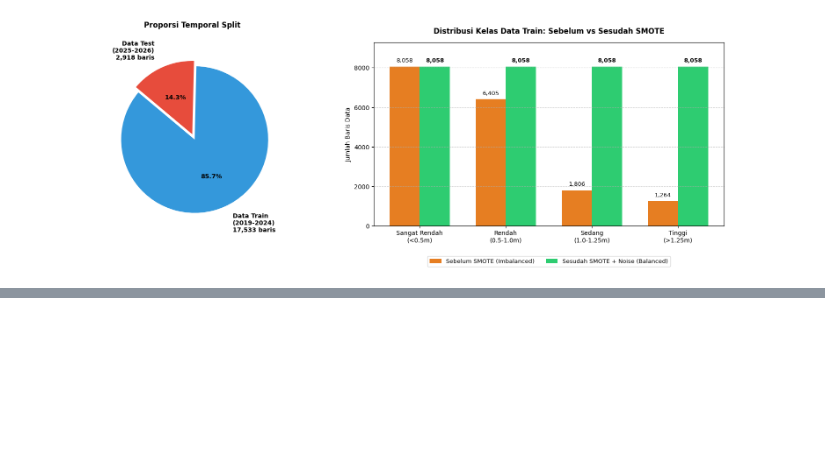
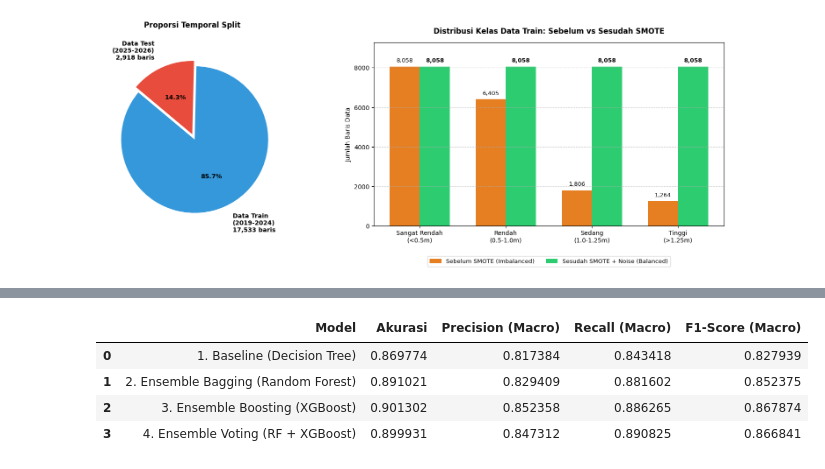
Before and after one commit to Vnooo13/Vnooo13, a Jupyter notebook: Commit_ML_02.ipynb, the cells around one changed output, grey strips where cells are left out. Cells and saved outputs as stored; diff of their text form; code cells hidden in the pictures; blank space fills up the shorter version.

```diff
--- a/Commit_ML_02.ipynb
+++ b/Commit_ML_02.ipynb
@@ -241,0 +314,29 @@ plt.show()
+# %%
+from sklearn.metrics import precision_score, recall_score, f1_score
+
+simplified_results = []
+for name, model in models.items():
+    y_pred = predictions[name]
+
+    acc  = accuracy_score(y_test, y_pred)
+    prec = precision_score(y_test, y_pred, average='macro', zero_division=0)
+    rec  = recall_score(y_test, y_pred, average='macro', zero_division=0)
+    f1   = f1_score(y_test, y_pred, average='macro', zero_division=0)
+
+    simplified_results.append({
+        'Model': name,
+        'Akurasi': acc,
+        'Precision (Macro)': prec,
+        'Recall (Macro)': rec,
+        'F1-Score (Macro)': f1
+    })
+# %%
+
+simplified_results_df = pd.DataFrame(simplified_results)
+simplified_results_df
+# %% [output]
+|  | Model | Akurasi | Precision (Macro) | Recall (Macro) | F1-Score (Macro) |
+| 0 | 1. Baseline (Decision Tree) | 0.869774 | 0.817384 | 0.843418 | 0.827939 |
+| 1 | 2. Ensemble Bagging (Random Forest) | 0.891021 | 0.829409 | 0.881602 | 0.852375 |
+| 2 | 3. Ensemble Boosting (XGBoost) | 0.901302 | 0.852358 | 0.886265 | 0.867874 |
+| 3 | 4. Ensemble Voting (RF + XGBoost) | 0.899931 | 0.847312 | 0.890825 | 0.866841 |
```
Also changed, not shown: parts of 6 cells of this notebook.
